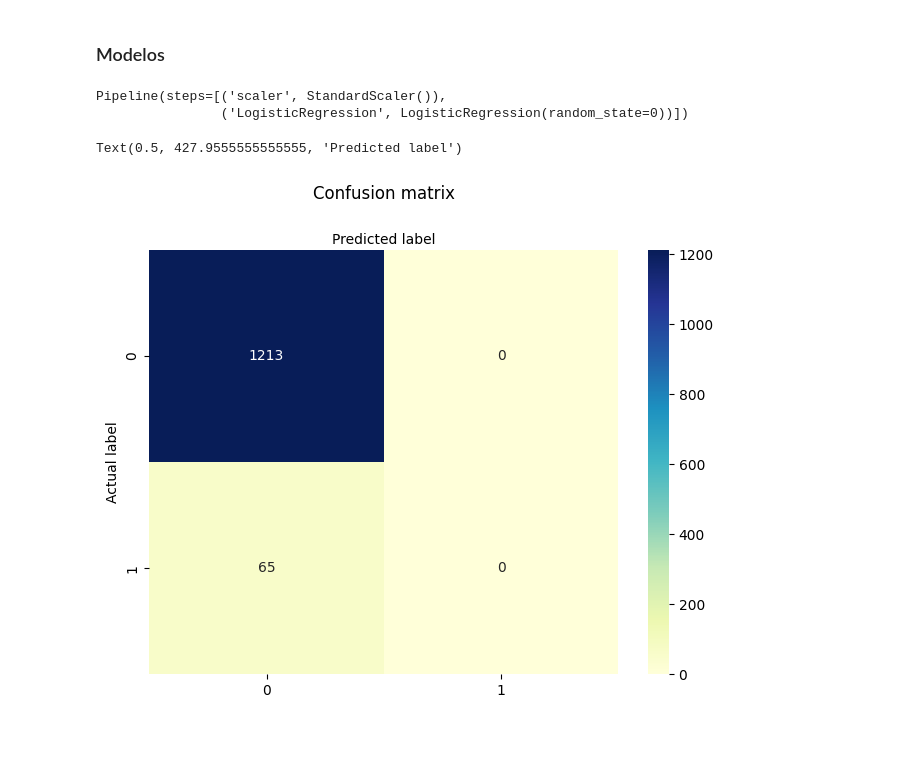
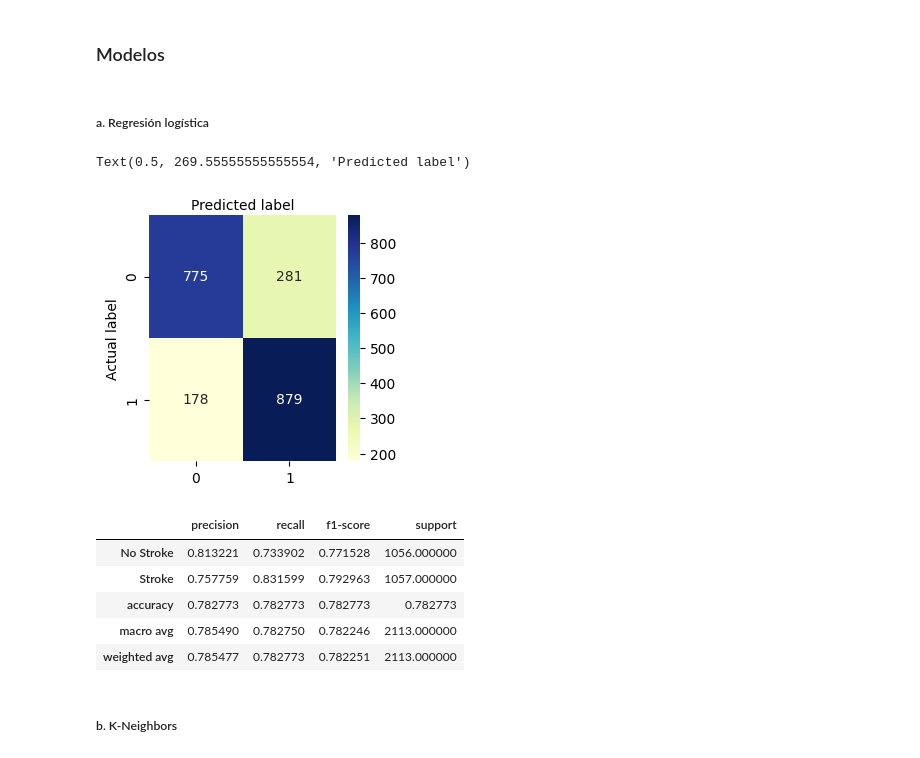
Before and after one commit to aliz378/Stoke-prediciton, a Jupyter notebook: Project/Stroke_prediction.ipynb, the cells around one changed output. Saved outputs shown, nothing was run; the diff lists cells and outputs as text; code cells hidden in the pictures.

```diff
--- a/Project/Stroke_prediction.ipynb
+++ b/Project/Stroke_prediction.ipynb
@@ -100,8 +188,8 @@ print(
 # %%
-df.gender = df.gender.astype("category").cat.codes
-df.ever_married = df.ever_married.astype("category").cat.codes
-df.work_type = df.work_type.astype("category").cat.codes
-df.Residence_type = df.Residence_type.astype("category").cat.codes
-df.smoking_status = df.smoking_status.astype("category").cat.codes
+# df.gender = df.gender.astype("category").cat.codes
+# df.ever_married = df.ever_married.astype("category").cat.codes
+# df.work_type = df.work_type.astype("category").cat.codes
+# df.Residence_type = df.Residence_type.astype("category").cat.codes
+# df.smoking_status = df.smoking_status.astype("category").cat.codes
 
-df.head()
+# df.head()
@@ -125,0 +219,3 @@ Estado de fumador: [1, 2, 3, 0]
+# %%
+df = pd.get_dummies(df)
+df.head()
@@ -152,29 +254,46 @@ X = df.drop(['stroke'], axis=1)
 X = pd.DataFrame(StandardScaler().fit_transform(X))
 y = df.stroke
 
-x_train, x_test, y_train, y_test = train_test_split(X, y, test_size=0.25, random_state=0)
+sm = SMOTE(random_state=111)
+X_sm , y_sm = sm.fit_resample(X,y)
+
+x_train, x_test, y_train, y_test = train_test_split(X_sm, y_sm, test_size=0.25, random_state=100)
+
+x_train = StandardScaler().fit_transform(x_train)
+x_test = StandardScaler().fit_transform(x_test)
+# %% [markdown]
+##### a. Regresión logística
 # %%
-logisticRModel = Pipeline([("scaler", StandardScaler()), ("LogisticRegression", LogisticRegression(random_state=0))])
+logisticRModel = LogisticRegression(random_state=0)
 logisticRModel.fit(x_train, y_train)
+y_pred = logisticRModel.predict(x_test)
-# %% [output]
-Pipeline(steps=[('scaler', StandardScaler()),
-                ('LogisticRegression', LogisticRegression(random_state=0))])
 # %%
-y_pred = logisticRModel.predict(x_test)
 cnf_matrix = confusion_matrix(y_test, y_pred)
 
 class_names=[0,1] # name  of classes
-fig, ax = plt.subplots()
+fig, ax = plt.subplots(figsize=(3,3))
 tick_marks = np.arange(len(class_names))
 plt.xticks(tick_marks, class_names)
 plt.yticks(tick_marks, class_names)
 # create heatmap
 sns.heatmap(pd.DataFrame(cnf_matrix), annot=True, cmap="YlGnBu" ,fmt='g')
 ax.xaxis.set_label_position("top")
 plt.tight_layout()
-plt.title('Confusion matrix', y=1.1)
+# plt.title('Confusion matrix', y=1.1)
 plt.ylabel('Actual label')
 plt.xlabel('Predicted label')
 # %% [output]
-Text(0.5, 427.9555555555555, 'Predicted label')
+Text(0.5, 269.55555555555554, 'Predicted label')
-[figure, old version]
+[figure, new version]
+# %%
+logistic_report = classification_report(y_test, y_pred, output_dict=True, target_names=['No Stroke', 'Stroke'])
+pd.DataFrame(logistic_report).transpose()
+# %% [output]
+|  | precision | recall | f1-score | support |
+| No Stroke | 0.813221 | 0.733902 | 0.771528 | 1056.000000 |
+| Stroke | 0.757759 | 0.831599 | 0.792963 | 1057.000000 |
+| accuracy | 0.782773 | 0.782773 | 0.782773 | 0.782773 |
+| macro avg | 0.785490 | 0.782750 | 0.782246 | 2113.000000 |
+| weighted avg | 0.785477 | 0.782773 | 0.782251 | 2113.000000 |
+# %% [markdown]
+##### b. K-Neighbors
```
Also changed, not shown: parts of 19 cells of this notebook, 1 other file.
